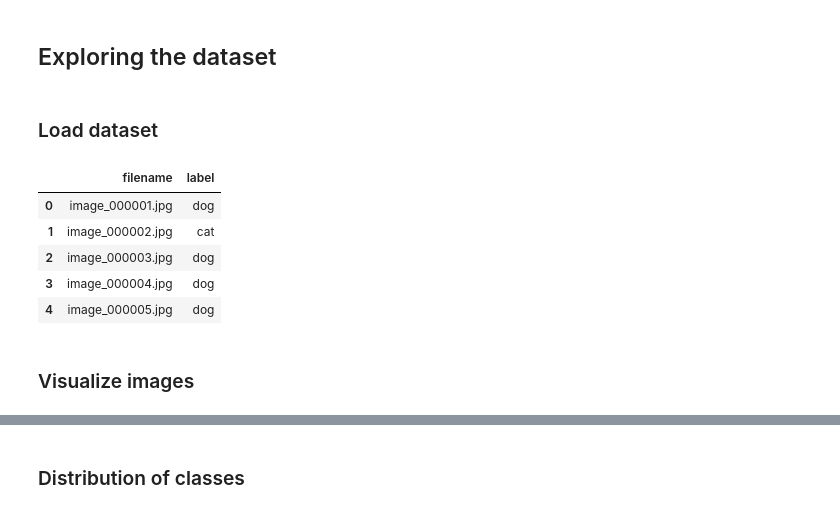
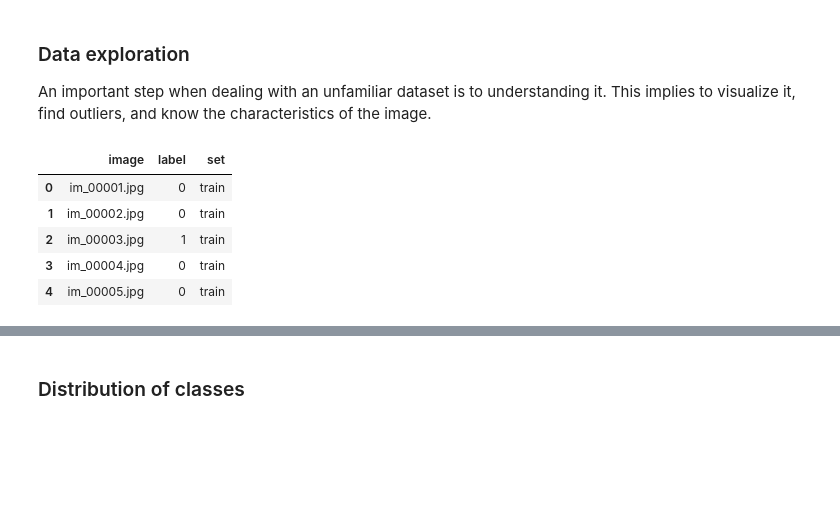
Before and after one commit to amgp-upm/image_understanding, a Jupyter notebook: image_classification_basic_pipeline.ipynb, the cells around one changed output, grey strips where cells are left out. Saved outputs shown, nothing was run; the diff lists cells and outputs as text; code cells hidden in the pictures; blank space fills up the shorter version.

```diff
--- a/image_classification_basic_pipeline.ipynb
+++ b/image_classification_basic_pipeline.ipynb
@@ -7,21 +53,20 @@ import os
-# %% [markdown]
-## Exploring the dataset
-# %% [markdown]
-### Load dataset
-# %%
-image_path = './database/pets_database/'
-
-# This dataset is a reduced version of STL10 dataset
-df = pd.read_csv('./database/' + 'pets_database.csv')
-display(df.head())
-# %% [output]
-|  | filename | label |
-| 0 | image_000001.jpg | dog |
-| 1 | image_000002.jpg | cat |
-| 2 | image_000003.jpg | dog |
-| 3 | image_000004.jpg | dog |
-| 4 | image_000005.jpg | dog |
-# %% [markdown]
-### Visualize images
+# %% [markdown]
+### Data exploration
+
+An important step when dealing with an unfamiliar dataset is to understanding it. This implies to visualize it, find outliers, and know the characteristics of the image.
+# %%
+# Loading the dataset
+
+data_path = './cats_not_cats/'
+
+df = pd.read_csv(data_path + 'cats_not_cats.csv')
+display(df.head())
+# %% [output]
+|  | image | label | set |
+| 0 | im_00001.jpg | 0 | train |
+| 1 | im_00002.jpg | 0 | train |
+| 2 | im_00003.jpg | 1 | train |
+| 3 | im_00004.jpg | 0 | train |
+| 4 | im_00005.jpg | 0 | train |
 # %%
 # visualizing 10 first images and its classes
```
Also changed, not shown: parts of 23 cells of this notebook.
